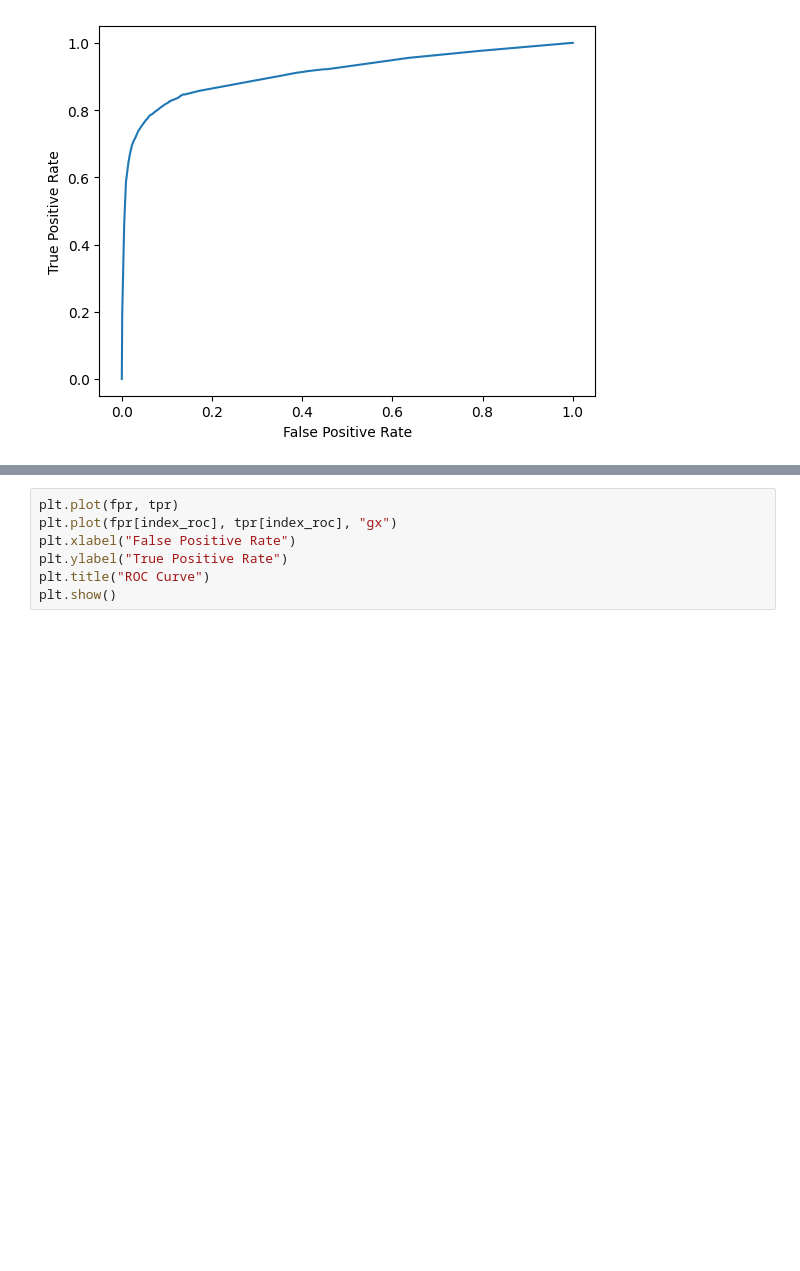
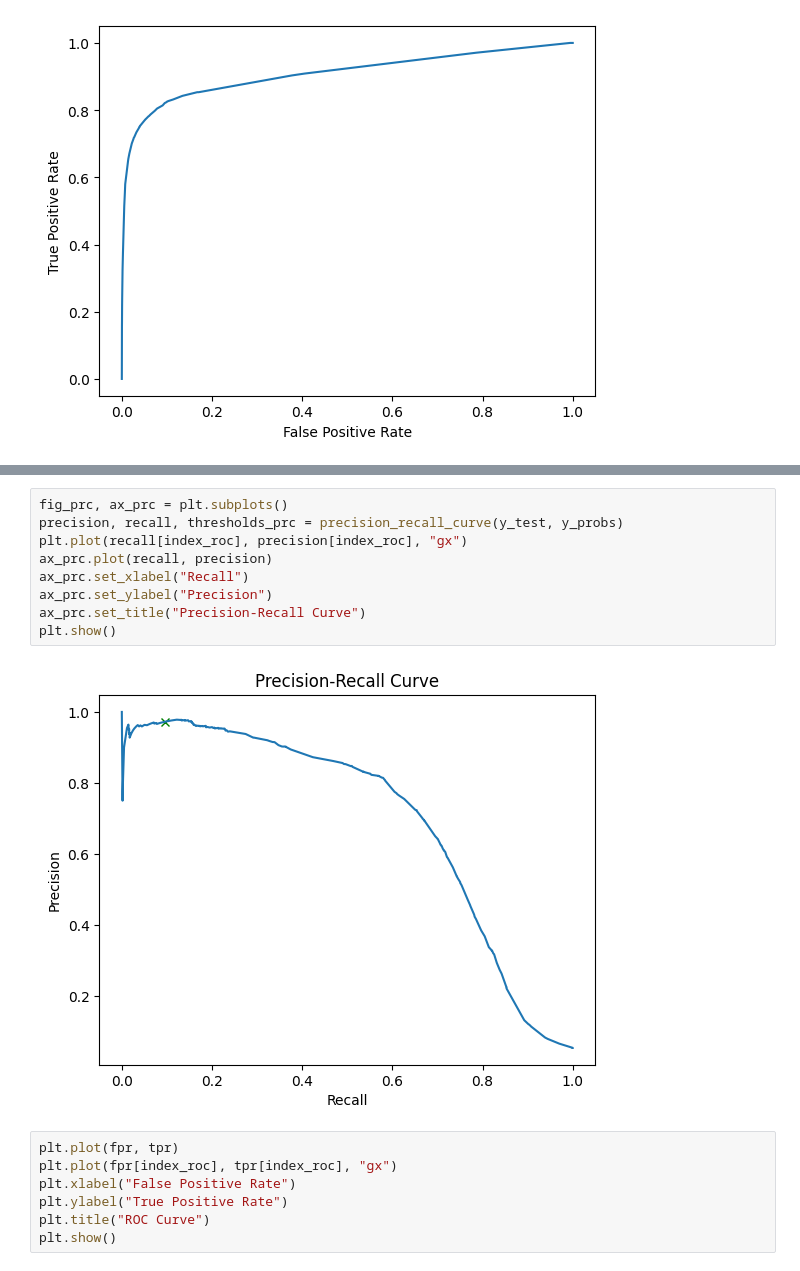
Before and after one commit to imaxseb/hackathon-covid, a Jupyter notebook: model_lightgbm.ipynb, the cells around one changed output, grey strips where cells are left out. Cells and saved outputs as stored; diff of their text form; blank space fills up the shorter version.

```diff
--- a/model_lightgbm.ipynb
+++ b/model_lightgbm.ipynb
@@ -275,3 +271,14 @@ False Positive Rate at threshold: 0.1716
+# %%
+fig_prc, ax_prc = plt.subplots()
+precision, recall, thresholds_prc = precision_recall_curve(y_test, y_probs)
+plt.plot(recall[index_roc], precision[index_roc], "gx")
+ax_prc.plot(recall, precision)
+ax_prc.set_xlabel("Recall")
+ax_prc.set_ylabel("Precision")
+ax_prc.set_title("Precision-Recall Curve")
+plt.show()
+# %% [output]
+[figure, added]
 # %%
 plt.plot(fpr, tpr)
 plt.plot(fpr[index_roc], tpr[index_roc], "gx")
```
Also changed, not shown: parts of 13 cells of this notebook.
